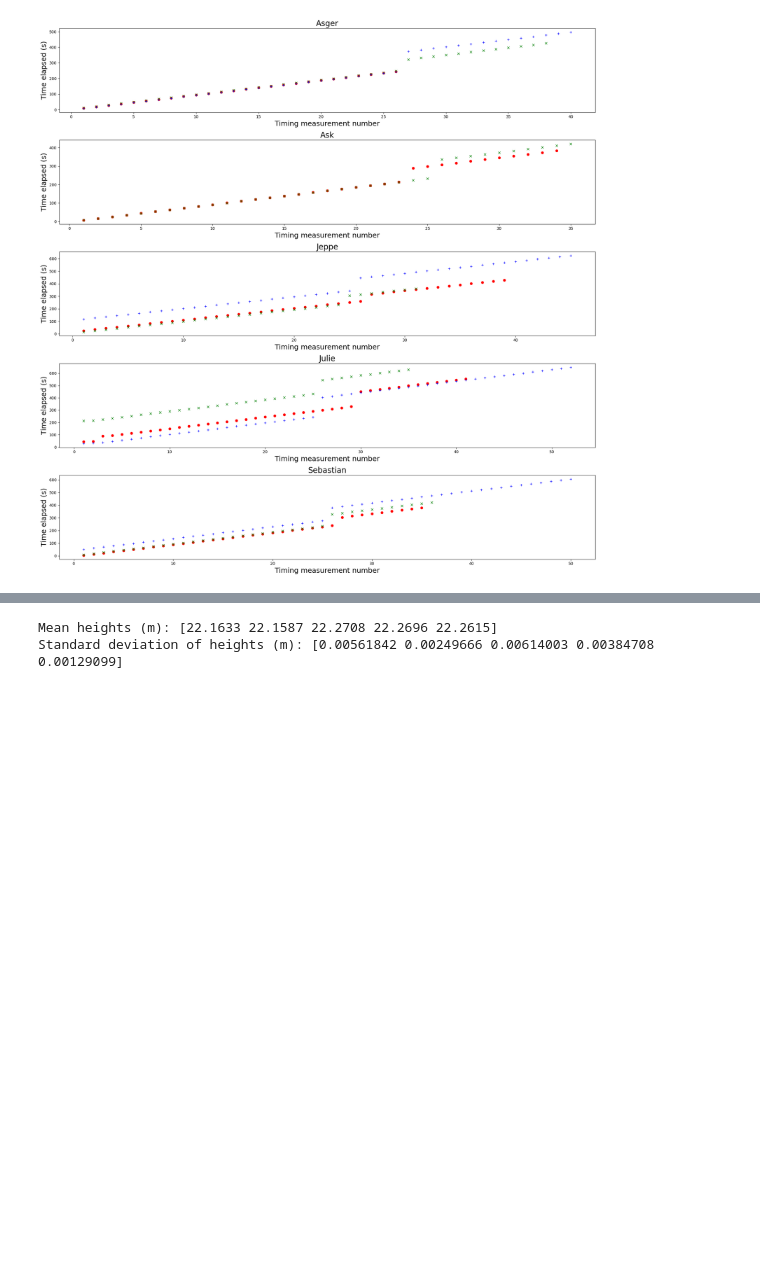
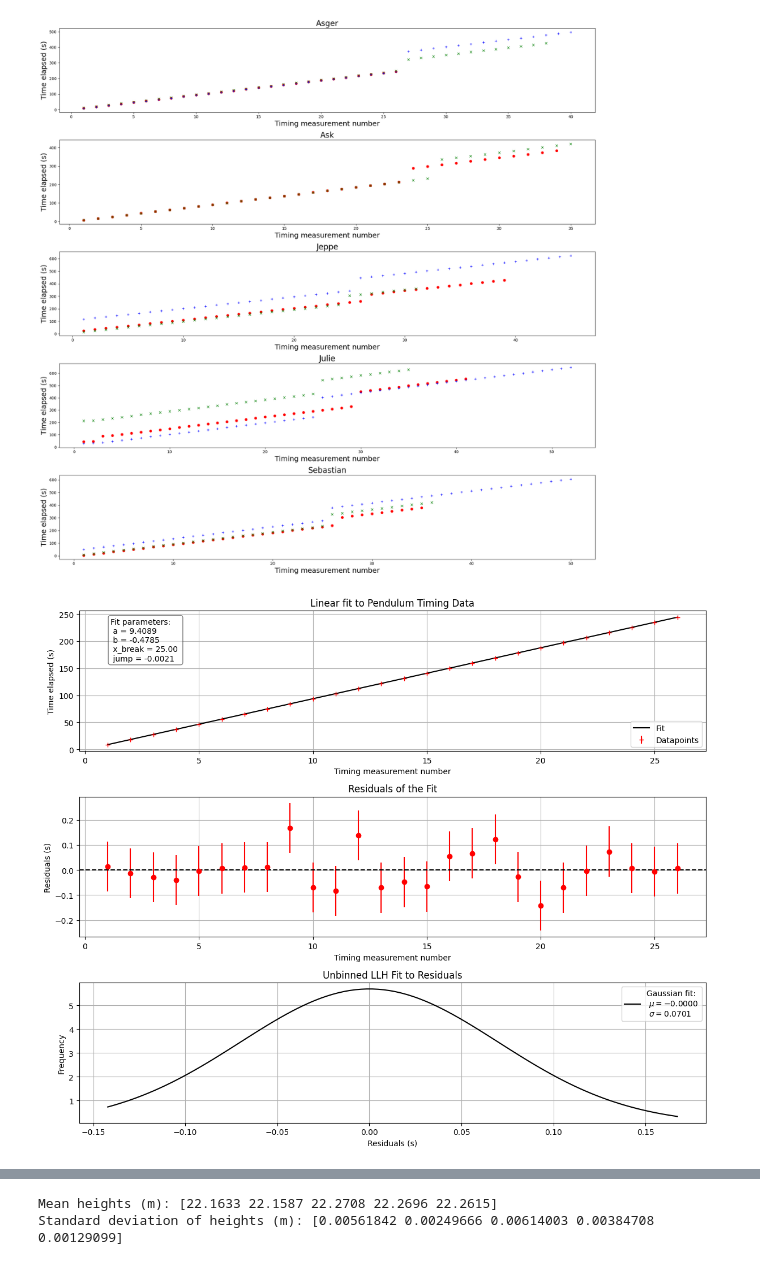
Before and after one commit to Julieloegstrup/Project, a Jupyter notebook: Pendulum/asger/asger_pendulum.ipynb, the cells around one changed output, grey strips where cells are left out. Drawn from its saved outputs; the diff is of its cells as text; code cells hidden in the pictures; blank space fills up the shorter version.

Commit message:
new data for rail and new plot for pendulum

```diff
--- a/Pendulum/asger/asger_pendulum.ipynb
+++ b/Pendulum/asger/asger_pendulum.ipynb
@@ -168,24 +168,100 @@ def clean_data(data_array):
 
     return data_subset, keep_mask
 
-def lin_fit_break(x, a, b, c):
-    """Linear fit with a break at x = c"""
+def lin_fit_break(x, a, b, x_break, jump):
+    """Linear fit with a discontinuous jump
 
-    if x < c:
-        return a*x + b
-    else:
-        return a*x + b+c
+    Parameters:
+    -----------
+    a : slope (same on both sides)
+    b : intercept for x < x_break
+    x_break : x-position where the jump occurs
+    jump : size of vertical offset after the break
+
+    For x < x_break: y = a*x + b
+    For x >= x_break: y = a*x + b + jump
+    """
+    return np.where(x <= x_break, a*x + b, a*x + b + jump)
 # %%
 i=0
 param_list = []
-#param_rest_list = []
+sigmas = []
+
 for dat in data_sets:
     n, t = dat
+    if i==8:
+        n,t =n[3:], t[3:]  # Julie 2 has an outlier at n=0
+
+    if i==9:
+        n,t =n[2:], t[2:]  # Julie 3 has outliers at n=0
+
+    if i==10:
+        n,t =n[2:], t[2:]
+
 
     chi2_lin =cost.LeastSquares(n, t, sig_t, lin_fit_break)
-    m_lin = Minuit(chi2_lin, a=0.1, b=0.1, c=15)
+    if i==1 or i==2 or i==5 or i==11:
+        m_lin = Minuit(chi2_lin, a=0.1, b=0.1, x_break=26, jump=10)
+    elif i==8:
+        m_lin = Minuit(chi2_lin, a=0.1, b=0.1, x_break=30, jump=10)
+    elif i==3 or i==6:
+        m_lin = Minuit(chi2_lin, a=0.1, b=0.1, x_break=24, jump=10)
+    else:
+        m_lin = Minuit(chi2_lin, a=0.1, b=0.1, x_break=25, jump=10)
+
     m_lin.migrad()
     params = np.array(m_lin.values)
     param_list.append(params)
-print(param_list)
+    fig, axs = plt.subplots(3,1,figsize=(12,10))
+    axs[0].errorbar(n, t, yerr=sig_t, color='red', fmt='+', label="Datapoints")
+    x_fit = np.linspace(min(n), max(n), 100)
+    y_fit = lin_fit_break(x_fit, *params)
+    axs[0].plot(x_fit, y_fit, color= 'black', label='Fit')
+    axs[0].text(0.05, 0.95, 'Fit parameters: \n a = {:.4f} \n b = {:.4f} \n x_break = {:.2f} \n jump = {:.4f}'.format(params[0], params[1], params[2], params[3]), transform=axs[0].transAxes, verticalalignment='top', bbox=dict(boxstyle='round', facecolor='white', alpha=0.5))
+    axs[0].set_xlabel('Timing measurement number')
+    axs[0].set_ylabel('Time elapsed (s)')
+    axs[0].set_title('Linear fit to Pendulum Timing Data')
+    axs[0].legend()
+    axs[0].grid()
+
+    # residual plot
+
+    residuals = np.array(t) - lin_fit_break(n, *params)
+    n_res = np.arange(1,len(residuals)+1,1)
+
+    for _ in range(10):  # Repeat cleaning process 8 times
+        residuals, keep_mask = clean_data(residuals)
+        n_res = n_res[keep_mask]
+
+    axs[1].errorbar(n_res, residuals, yerr=sig_t, fmt='o', color='red', label='Residuals')
+    axs[1].axhline(0, color='black', linestyle='--')
+    axs[1].set_xlabel('Timing measurement number')
+    axs[1].set_ylabel('Residuals (s)')
+    axs[1].set_title('Residuals of the Fit')
+    axs[1].grid()
+
+
+    ullhfit = cost.UnbinnedNLL(residuals, gauss_pdf)
+    minuit_ullh = Minuit(ullhfit,  mu=0, sigma=0.1)
+    minuit_ullh.migrad()
+    x_plot = np.linspace(min(residuals), max(residuals), 100)
+
+    y_plot =  gauss_pdf(x_plot, minuit_ullh.values['mu'], minuit_ullh.values['sigma'])
+    axs[2].plot(x_plot, y_plot, color='black', label='Gaussian fit: \n $\mu = {:.4f}$ \n $\sigma = {:.4f}$'.format(minuit_ullh.values['mu'], minuit_ullh.values['sigma']))
+    axs[2].set_title('Unbinned LLH Fit to Residuals')
+    axs[2].set_xlabel('Residuals (s)')
+    axs[2].set_ylabel('Frequency')
+    axs[2].legend()
+    axs[2].grid()
+    plt.tight_layout()
+    plt.show()
+    sigmas.append(minuit_ullh.values['sigma'])
+    print(i)
+
+
+
+
+
+    i+=1
 # %% [output]
+[figure, added]
```
Also changed, not shown: parts of 5 cells of this notebook, 1 other file.
